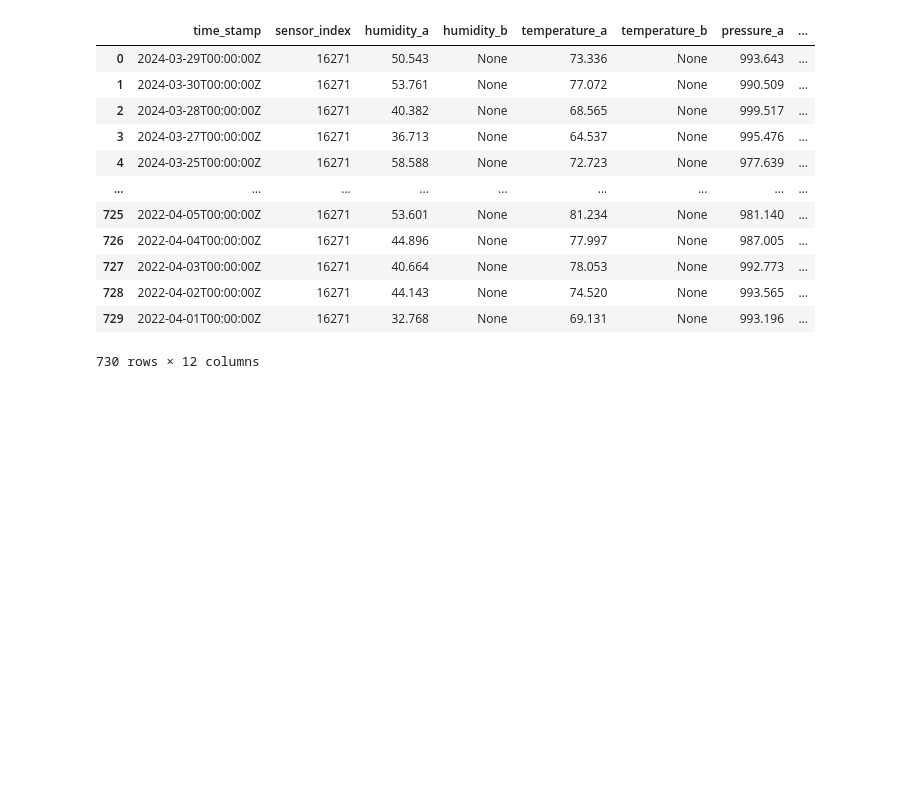
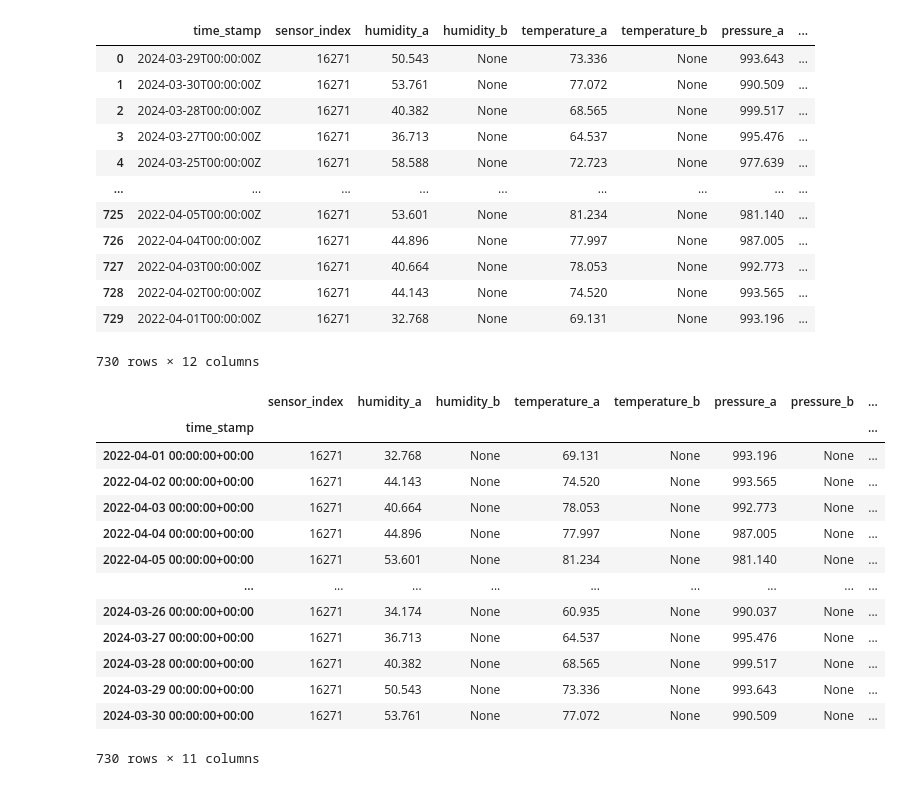
Before and after one commit to siwa-p/Air-quality-monitoring-and-prediction-using-PurpleAir-data, a Jupyter notebook: notebooks/eda_01.ipynb, the cells around one changed output. Cells and saved outputs as stored; diff of their text form; code cells hidden in the pictures; blank space fills up the shorter version.

```diff
--- a/notebooks/eda_01.ipynb
+++ b/notebooks/eda_01.ipynb
@@ -187 +141,12 @@ dallas_99585= dallas[dallas['sensor_index'] == 99585]
+# %%
+query = """
+SELECT * FROM data_table
+WHERE sensor_index = '2644'
+
+"""
+
+with sqlite3.connect('../datasets/dallas.sqlite') as db:
+    dallas_2644= pd.read_sql(query, db)
+
+dallas_2644
 # %%
@@ -230,4 +181,6 @@ sensors
 # %%
+import sqlite3
+import pandas as pd
 query = """
 SELECT * FROM data_table
 where sensor_index =16271
@@ -235,9 +188,9 @@ where sensor_index =16271
 """
 
 with sqlite3.connect('../datasets/dallas.sqlite') as db:
-    data = pd.read_sql(query, db)
+    data_16271 = pd.read_sql(query, db)
 
-data
+data_16271
 # %% [output]
 |  | time_stamp | sensor_index | humidity_a | humidity_b | temperature_a | temperature_b | pressure_a | ... |
 | 0 | 2024-03-29T00:00:00Z | 16271 | 50.543 | None | 73.336 | None | 993.643 | ... |
@@ -252,3 +205,25 @@ data
 | 728 | 2022-04-02T00:00:00Z | 16271 | 44.143 | None | 74.520 | None | 993.565 | ... |
 | 729 | 2022-04-01T00:00:00Z | 16271 | 32.768 | None | 69.131 | None | 993.196 | ... |
 730 rows × 12 columns
+# %%
+data_16271['time_stamp'] = pd.to_datetime(data_16271['time_stamp'])
+data_16271.set_index('time_stamp', inplace=True)
+# %%
+data_16271 =  data_16271.sort_index(ascending=True)
+# %%
+data_16271
+# %% [output]
+|  | sensor_index | humidity_a | humidity_b | temperature_a | temperature_b | pressure_a | pressure_b | ... |
+| time_stamp |  |  |  |  |  |  |  | ... |
+| 2022-04-01 00:00:00+00:00 | 16271 | 32.768 | None | 69.131 | None | 993.196 | None | ... |
+| 2022-04-02 00:00:00+00:00 | 16271 | 44.143 | None | 74.520 | None | 993.565 | None | ... |
+| 2022-04-03 00:00:00+00:00 | 16271 | 40.664 | None | 78.053 | None | 992.773 | None | ... |
+| 2022-04-04 00:00:00+00:00 | 16271 | 44.896 | None | 77.997 | None | 987.005 | None | ... |
+| 2022-04-05 00:00:00+00:00 | 16271 | 53.601 | None | 81.234 | None | 981.140 | None | ... |
+| ... | ... | ... | ... | ... | ... | ... | ... | ... |
+| 2024-03-26 00:00:00+00:00 | 16271 | 34.174 | None | 60.935 | None | 990.037 | None | ... |
+| 2024-03-27 00:00:00+00:00 | 16271 | 36.713 | None | 64.537 | None | 995.476 | None | ... |
+| 2024-03-28 00:00:00+00:00 | 16271 | 40.382 | None | 68.565 | None | 999.517 | None | ... |
+| 2024-03-29 00:00:00+00:00 | 16271 | 50.543 | None | 73.336 | None | 993.643 | None | ... |
+| 2024-03-30 00:00:00+00:00 | 16271 | 53.761 | None | 77.072 | None | 990.509 | None | ... |
+730 rows × 11 columns
```
Also changed, not shown: parts of 34 cells of this notebook, 5 other files.
